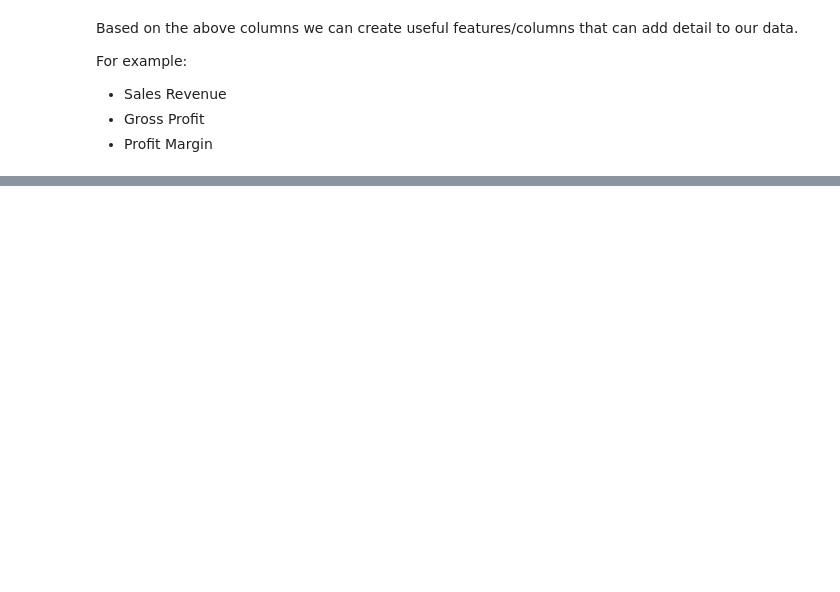
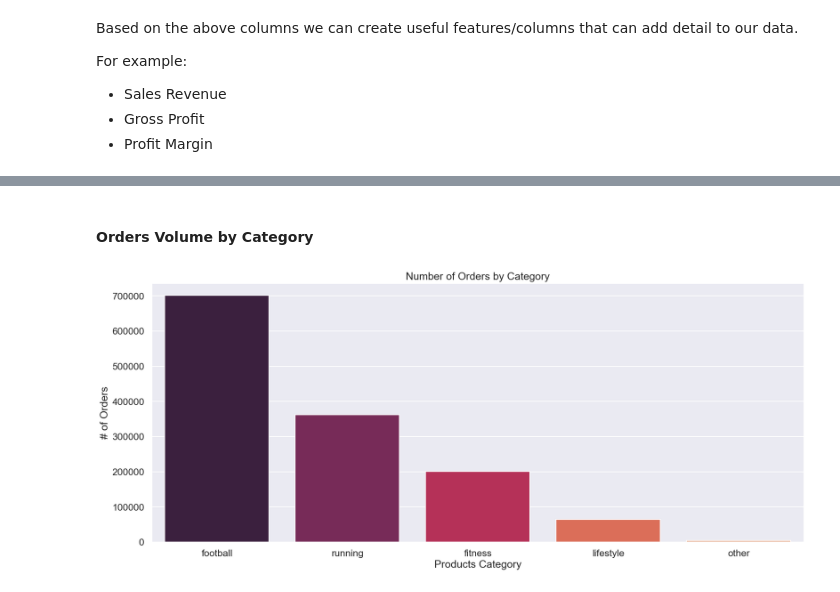
Before and after one commit to Jaghs/Demand-Prediciton, a Jupyter notebook: src/eda_and_cleaning.ipynb, the cells around one changed output, grey strips where cells are left out. Saved outputs shown, nothing was run; the diff lists cells and outputs as text; code cells hidden in the pictures; blank space fills up the shorter version.

```diff
--- a/src/eda_and_cleaning.ipynb
+++ b/src/eda_and_cleaning.ipynb
@@ -596,0 +636,15 @@ cleaned_df.head()
+# %% [markdown]
+#### Orders Volume by Category
+# %%
+# plot categories by number of orders
+category = cleaned_df['category'].value_counts()
+
+plt.figure(figsize=(20, 8))
+sns.barplot(x=category.index, y=category.values, palette='rocket')
+plt.xlabel('Products Category')
+plt.ylabel('# of Orders')
+plt.title('Number of Orders by Category')
+
+plt.show()
+# %% [output]
+[figure, added]
```
Also changed, not shown: parts of 25 cells of this notebook.
